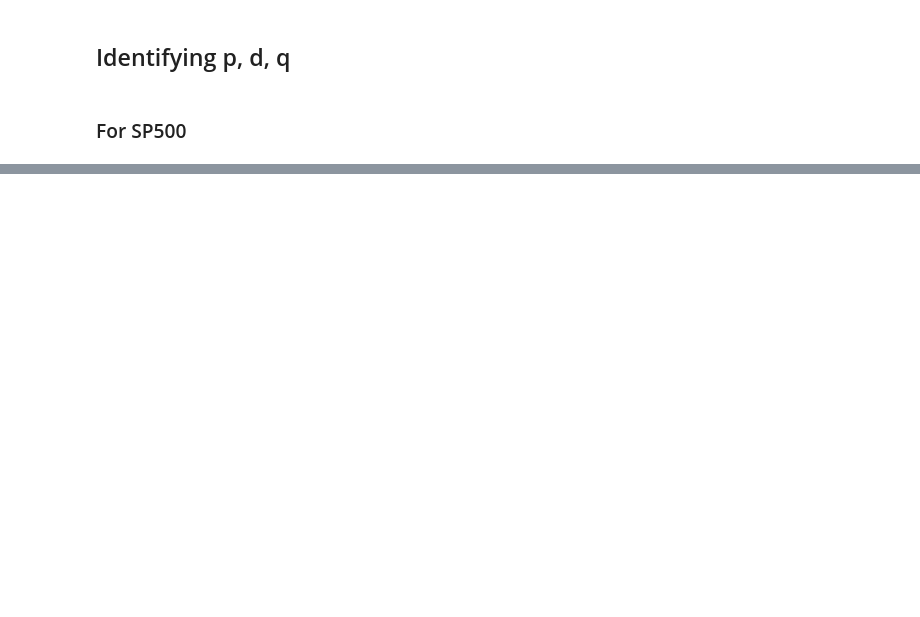
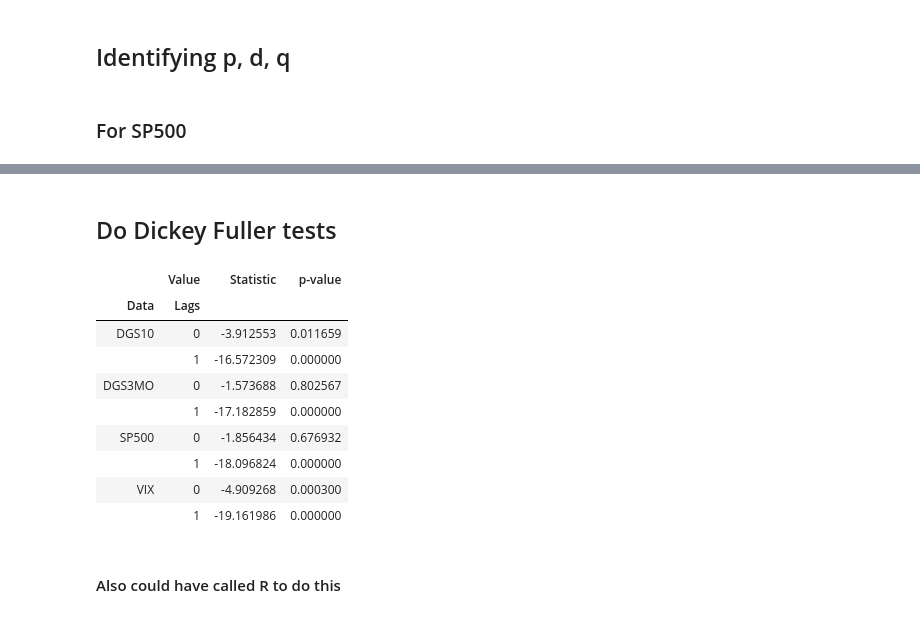
Before and after one commit to sglyon/BYUclasses, a Jupyter notebook: Economics/E588/Project/EPP Fred and S&P.ipynb, the cells around one changed output, grey strips where cells are left out. Saved outputs shown, nothing was run; the diff lists cells and outputs as text; code cells hidden in the pictures; blank space fills up the shorter version.

```diff
--- a/Economics/E588/Project/EPP Fred and S&P.ipynb
+++ b/Economics/E588/Project/EPP Fred and S&P.ipynb
@@ -292,10 +233,0 @@ diffs.ix[col]
-# %%
-for col in data.columns:
-    for i in range(1, 5):
-        exec "d%i = data[col].diff(%i)" % (i, i)
-        exec "mean = d%i.mean()" % (i)
-        exec "var = d%i.var()" % (i)
-        print('DataSet: %s, LAGS: %i, Mean:%.2e, Variance: %.2e' % (col, i, mean, var))
-    plt.figure()
-    plot_diffs(data[col], 4, (2, 2))
-    plt.show()
@@ -339,0 +278,30 @@ data.v
+# %% [markdown]
+## Do Dickey Fuller tests
+# %%
+lags = floor((data.shape[0] - 1) ** (1 / 3.))  # use R default
+adf_nolag = np.asarray([sm.tsa.adfuller(data[i], maxlag=lags, regression='ct', autolag=None)[:2] for i in data.columns])
+adf_1lag = np.asarray([sm.tsa.adfuller(data[i].diff(1).dropna(), maxlag=lags, regression='ct', autolag=None)[:2] for i in data.columns])
+adf_tests = np.concatenate([adf_nolag, adf_1lag])
+
+multi_ind = pd.MultiIndex.from_arrays(
+           [['DGS10', 'DGS3MO', 'SP500', 'VIX'] * 2,
+            [0, 0, 0, 0, 1, 1, 1, 1]])
+
+adf = pd.DataFrame(adf_tests, index=multi_ind, columns=['Statistic', 'p-value'])
+adf.columns.name = 'Value'
+adf.index.names = ['Data', 'Lags']
+adf = adf.sort_index()
+adf
+# %% [output]
+|  | Value | Statistic | p-value |
+| Data | Lags |  |  |
+| DGS10 | 0 | -3.912553 | 0.011659 |
+|  | 1 | -16.572309 | 0.000000 |
+| DGS3MO | 0 | -1.573688 | 0.802567 |
+|  | 1 | -17.182859 | 0.000000 |
+| SP500 | 0 | -1.856434 | 0.676932 |
+|  | 1 | -18.096824 | 0.000000 |
+| VIX | 0 | -4.909268 | 0.000300 |
+|  | 1 | -19.161986 | 0.000000 |
+# %% [markdown]
+#### Also could have called R to do this
```
Also changed, not shown: parts of 28 cells of this notebook, 21 other files.
